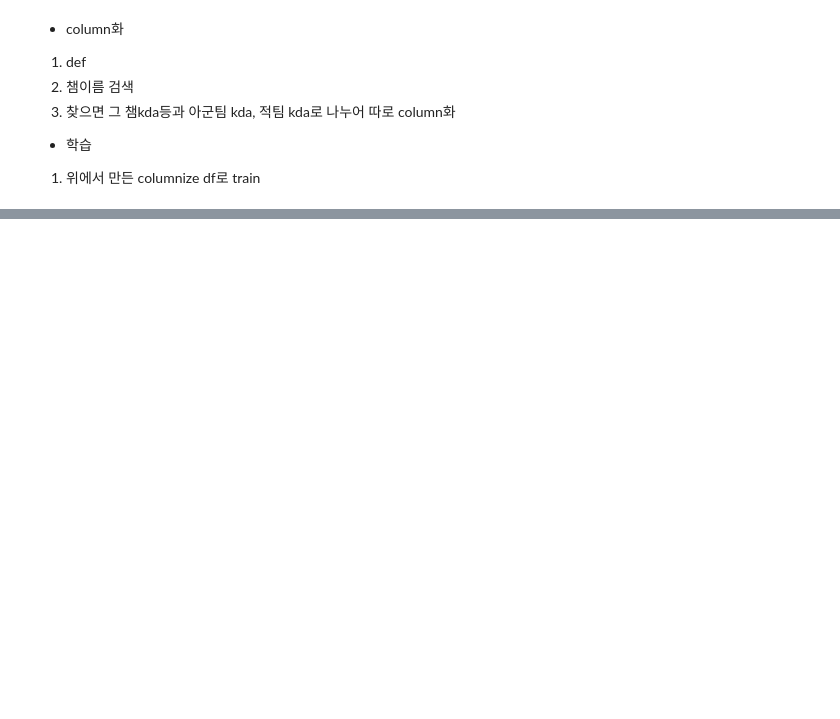
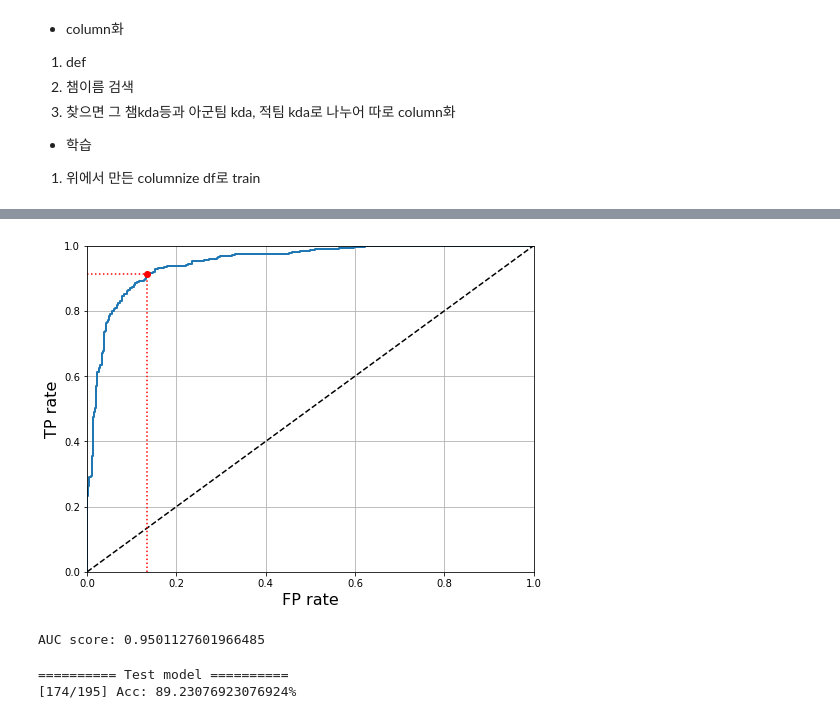
Before and after one commit to sbb2002/Lux_project, a Jupyter notebook: model/sgd_tier.ipynb, the cells around one changed output, grey strips where cells are left out. Cells and saved outputs as stored; diff of their text form; code cells hidden in the pictures; blank space fills up the shorter version.

```diff
--- a/model/sgd_tier.ipynb
+++ b/model/sgd_tier.ipynb
@@ -1333,0 +1430,12 @@ sub_dia1.head(10)
+# %%
+example_set = dataset("Lux", lane="MIDDLE")
+def train(dataset):
+    X_train, X_test, y_train, y_test = \
+        train_test_split(dataset.iloc[:, 2:-1], dataset.iloc[:, -1], train_size=0.8, random_state=42, stratify=dataset.iloc[:, [-1]], shuffle=True)
+
+    return X_train, X_test, y_train, y_test
+
+X_train, X_test, y_train, y_test = train(example_set)
+y_train = y_train.astype('bool')
+y_test = y_test.astype('bool')
+y_train
@@ -1333,0 +1566,30 @@ sub_dia1.head(10)
+# %%
+from sklearn.metrics import roc_curve, roc_auc_score
+
+# AUC score
+fpr, tpr, thresholds_roc = roc_curve(y_train, y_scores)
+auc = roc_auc_score(y_train, y_scores)
+# %%
+def plot_roc_curve(fpr, tpr, label=None):
+    plt.plot(fpr, tpr, linewidth=2, label=label)
+    plt.plot([0,1],[0,1],'k--')
+    plt.axis([0,1,0,1])
+    plt.xlabel("FP rate", fontsize=16)
+    plt.ylabel("TP rate", fontsize=16)
+    plt.grid(True)
+
+fpr_eq = fpr[np.argmax(np.abs(fpr-tpr))]
+tpr_eq = tpr[np.argmax(np.abs(fpr-tpr))]
+
+plt.figure(figsize=(8,6))
+plot_roc_curve(fpr, tpr)
+plt.plot([fpr_eq], [tpr_eq], "ro")
+plt.plot([fpr_eq, fpr_eq], [0, tpr_eq], "r:")
+plt.plot([0, fpr_eq], [tpr_eq, tpr_eq], "r:")
+plt.plot()
+plt.show()
+
+print(f"AUC score: {auc}")
+# %% [output]
+[figure, added]
+AUC score: 0.9501127601966485
@@ -1333,0 +1604,15 @@ sub_dia1.head(10)
+# %%
+# Load model
+with open(r'D:\PythonWorkspace\gitrepo\Lux_project\model\SGD.pkl', 'rb') as f:
+    sgd_pkl = pickle.load(f)
+
+correct = 0
+total = len(X_test)
+for i in range(total):
+    if sgd_pkl.predict(X_test)[i] == y_test.iloc[i]:
+        correct += 1
+print("========== Test model ==========")
+print(f"[{correct}/{total}] Acc: {correct/total*100}%")
+# %% [output]
+========== Test model ==========
+[174/195] Acc: 89.23076923076924%
```
Also changed, not shown: parts of 22 cells of this notebook, 3 other files.
